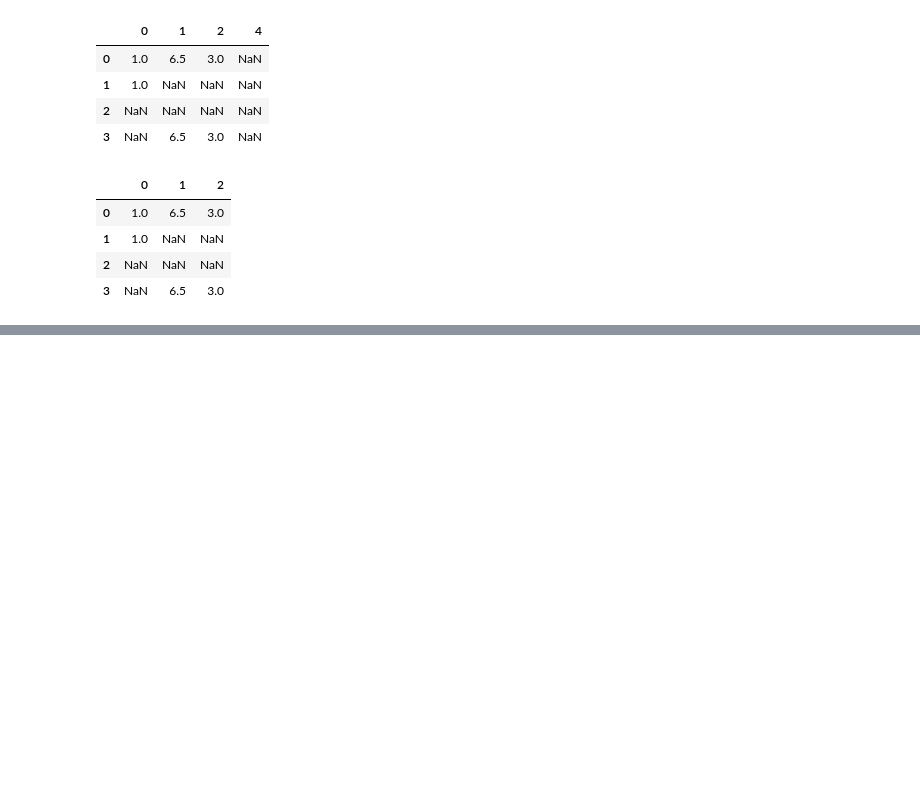
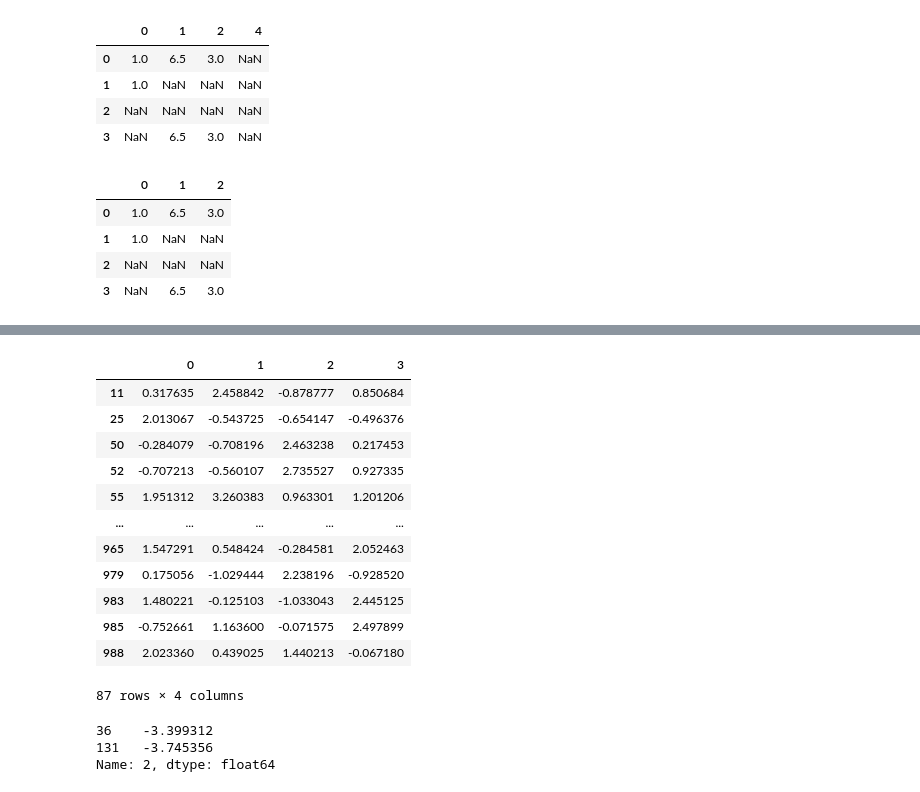
Before and after one commit to liuxm0239/pyDataScience, a Jupyter notebook: ch07_01.ipynb, the cells around one changed output, grey strips where cells are left out. Drawn from its saved outputs; the diff is of its cells as text; code cells hidden in the pictures; blank space fills up the shorter version.

```diff
--- a/ch07_01.ipynb
+++ b/ch07_01.ipynb
@@ -117,0 +571,23 @@ df
+# %%
+data[(data > 2).any(axis=1)]
+# %% [output]
+|  | 0 | 1 | 2 | 3 |
+| 11 | 0.317635 | 2.458842 | -0.878777 | 0.850684 |
+| 25 | 2.013067 | -0.543725 | -0.654147 | -0.496376 |
+| 50 | -0.284079 | -0.708196 | 2.463238 | 0.217453 |
+| 52 | -0.707213 | -0.560107 | 2.735527 | 0.927335 |
+| 55 | 1.951312 | 3.260383 | 0.963301 | 1.201206 |
+| ... | ... | ... | ... | ... |
+| 965 | 1.547291 | 0.548424 | -0.284581 | 2.052463 |
+| 979 | 0.175056 | -1.029444 | 2.238196 | -0.928520 |
+| 983 | 1.480221 | -0.125103 | -1.033043 | 2.445125 |
+| 985 | -0.752661 | 1.163600 | -0.071575 | 2.497899 |
+| 988 | 2.023360 | 0.439025 | 1.440213 | -0.067180 |
+87 rows × 4 columns
+# %%
+col = data[2]
+col[col.abs() > 3]
+# %% [output]
+36    -3.399312
+131   -3.745356
+Name: 2, dtype: float64
```
Also changed, not shown: parts of 80 cells of this notebook.
